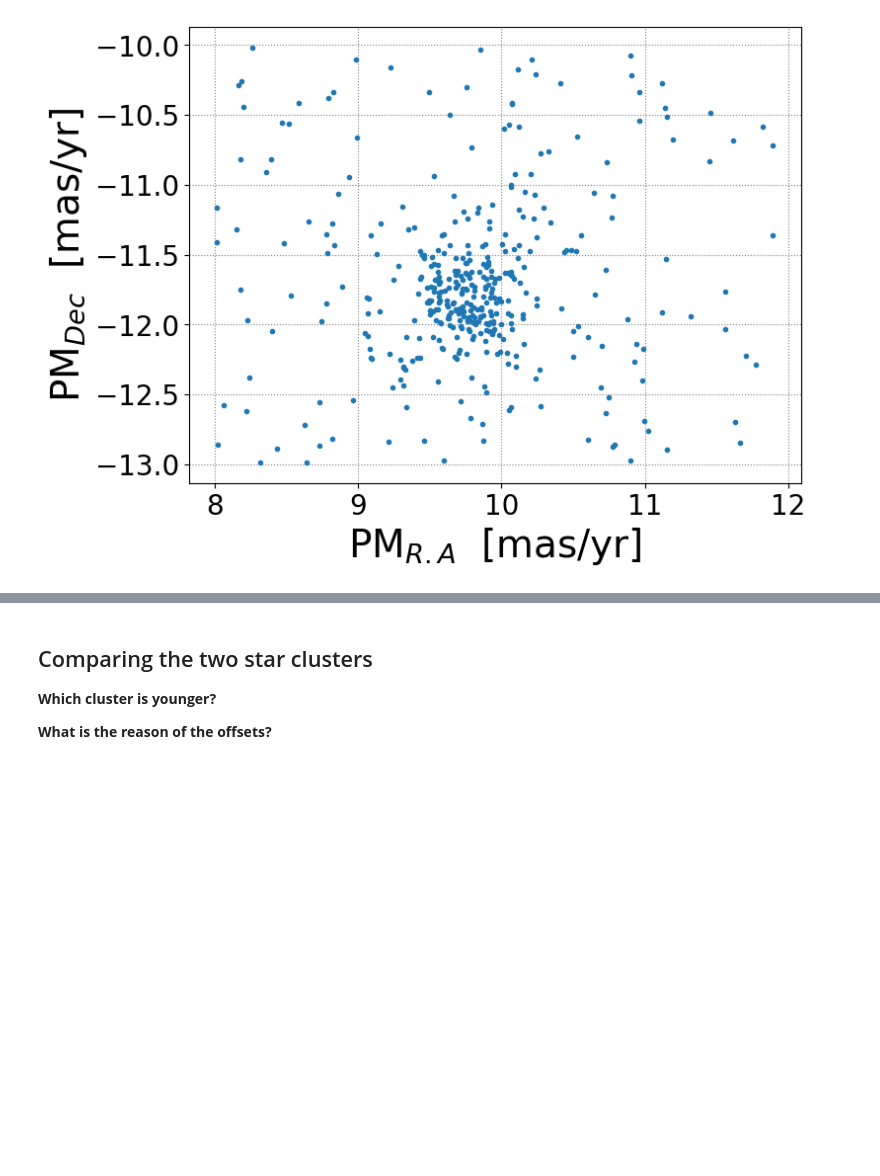
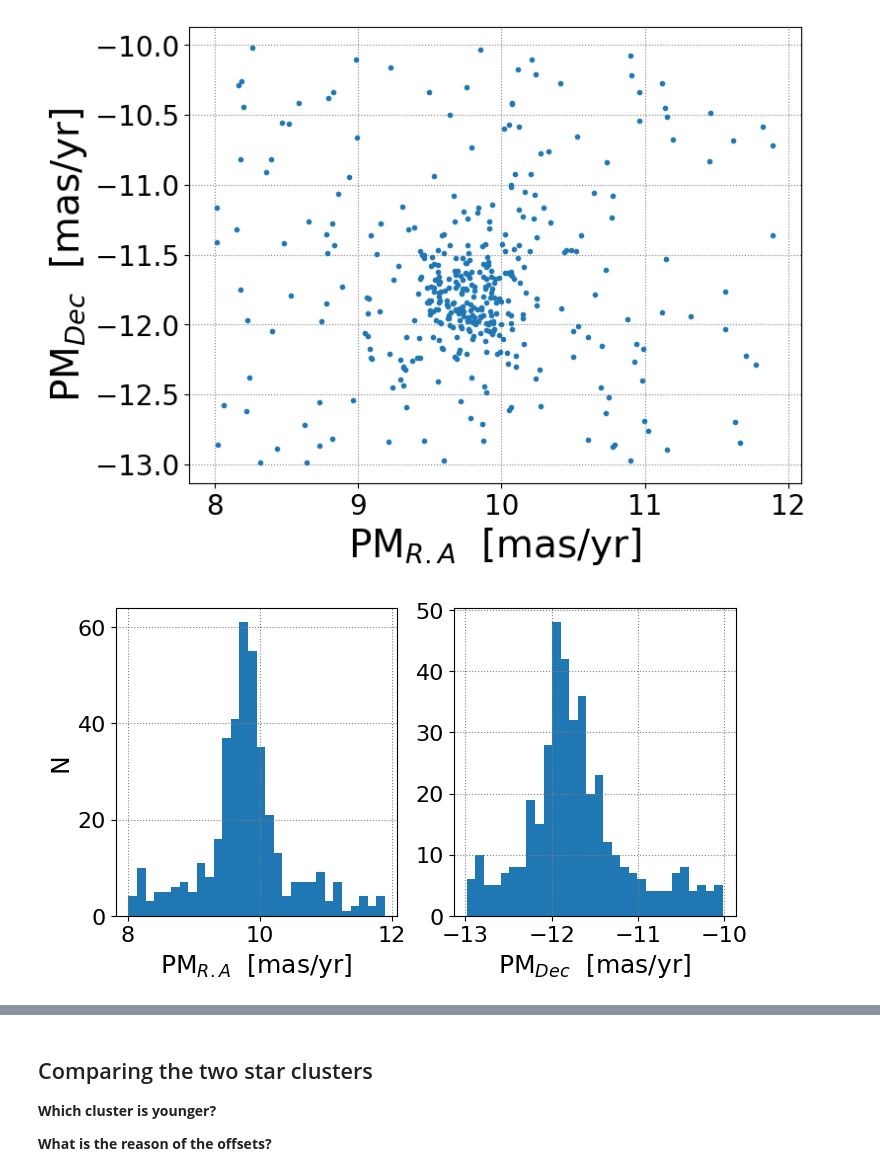
Before and after one commit to helgadenes/Astrophysics_yachay, a Jupyter notebook: python_tutorials/HR-diagram/Pleiades_proper_motion.ipynb, the cells around one changed output, grey strips where cells are left out. Saved outputs shown, nothing was run; the diff lists cells and outputs as text; code cells hidden in the pictures; blank space fills up the shorter version.

```diff
--- a/python_tutorials/HR-diagram/Pleiades_proper_motion.ipynb
+++ b/python_tutorials/HR-diagram/Pleiades_proper_motion.ipynb
@@ -307,4 +345,26 @@ ax.tick_params(axis='both', which='major', labelsize=20)
 plt.show()
 # %% [output]
 [figure]
+# %%
+# Let's look at some histograms for the proper motion to evaluate our selection:
+
+fig = plt.figure(figsize=(8, 4))
+
+ax1 = fig.add_subplot(121)
+plt.grid(linestyle=':', color='grey')
+plt.hist(r_C2['pmra'], bins=30 )
+plt.xlabel("PM$_{R.A}$  [mas/yr]", fontsize=18)
+plt.ylabel('N', fontsize=18)
+
+ax2 = fig.add_subplot(122)
+plt.grid(linestyle=':', color='grey')
+plt.hist(r_C2['pmdec'], bins=30 )
+plt.xlabel("PM$_{Dec}$  [mas/yr]", fontsize=18)
+
+ax1.tick_params(axis='both', which='major', labelsize=16)
+ax2.tick_params(axis='both', which='major', labelsize=16)
+
+plt.show()
+# %% [output]
+[figure, added]
 # %%
```
Also changed, not shown: parts of 31 cells of this notebook.
